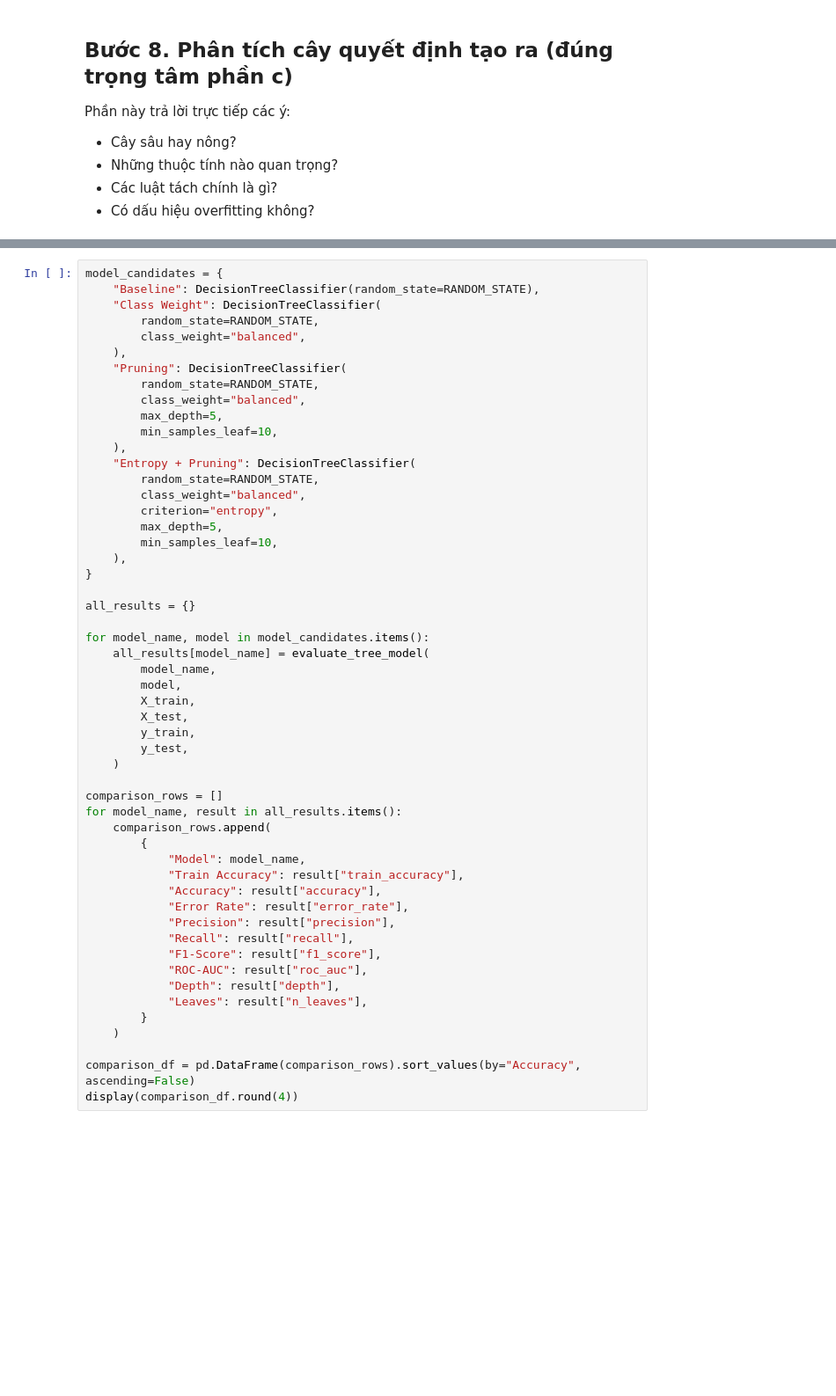
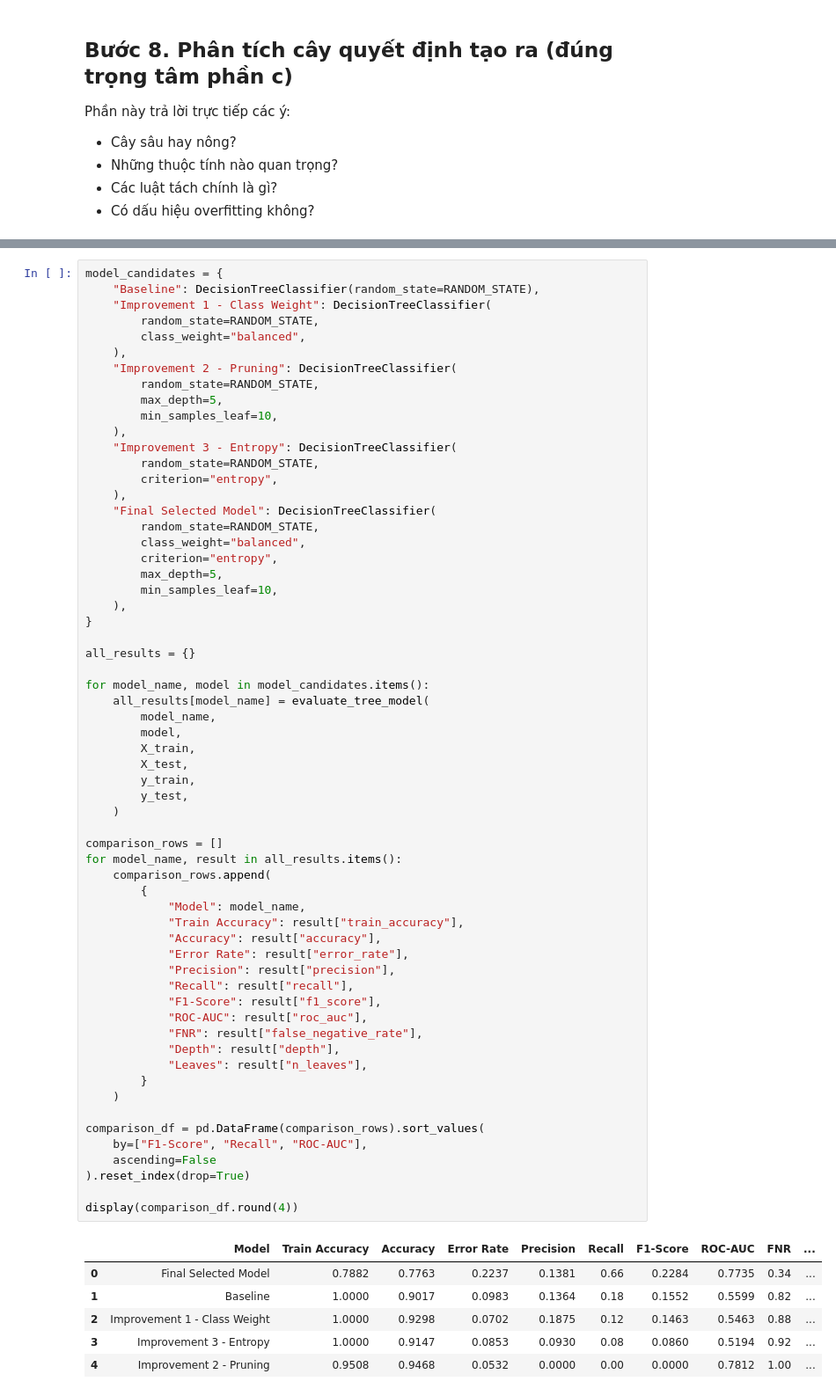
Before and after one commit to Hireophant/Decision-Tree-Stroke, a Jupyter notebook: brain-stroke-classification.ipynb, the cells around one changed output, grey strips where cells are left out. Shown at 88% size. Drawn from its saved outputs; the diff is of its cells as text; blank space fills up the shorter version.

```diff
--- a/brain-stroke-classification.ipynb
+++ b/brain-stroke-classification.ipynb
@@ -328,17 +536,20 @@ Dù nhóm bạn đang ưu tiên phần b, c, mình để luôn phần cải ti
 # %%
 model_candidates = {
     "Baseline": DecisionTreeClassifier(random_state=RANDOM_STATE),
-    "Class Weight": DecisionTreeClassifier(
+    "Improvement 1 - Class Weight": DecisionTreeClassifier(
         random_state=RANDOM_STATE,
         class_weight="balanced",
     ),
-    "Pruning": DecisionTreeClassifier(
+    "Improvement 2 - Pruning": DecisionTreeClassifier(
         random_state=RANDOM_STATE,
-        class_weight="balanced",
         max_depth=5,
         min_samples_leaf=10,
     ),
-    "Entropy + Pruning": DecisionTreeClassifier(
+    "Improvement 3 - Entropy": DecisionTreeClassifier(
+        random_state=RANDOM_STATE,
+        criterion="entropy",
+    ),
+    "Final Selected Model": DecisionTreeClassifier(
         random_state=RANDOM_STATE,
         class_weight="balanced",
         criterion="entropy",
@@ -350,34 +561,46 @@ model_candidates = {
 all_results = {}
 
 for model_name, model in model_candidates.items():
     all_results[model_name] = evaluate_tree_model(
         model_name,
         model,
         X_train,
         X_test,
         y_train,
         y_test,
     )
 
 comparison_rows = []
 for model_name, result in all_results.items():
     comparison_rows.append(
         {
             "Model": model_name,
             "Train Accuracy": result["train_accuracy"],
             "Accuracy": result["accuracy"],
             "Error Rate": result["error_rate"],
             "Precision": result["precision"],
             "Recall": result["recall"],
             "F1-Score": result["f1_score"],
             "ROC-AUC": result["roc_auc"],
+            "FNR": result["false_negative_rate"],
             "Depth": result["depth"],
             "Leaves": result["n_leaves"],
         }
     )
 
-comparison_df = pd.DataFrame(comparison_rows).sort_values(by="Accuracy", ascending=False)
+comparison_df = pd.DataFrame(comparison_rows).sort_values(
+    by=["F1-Score", "Recall", "ROC-AUC"],
+    ascending=False
+).reset_index(drop=True)
+
 display(comparison_df.round(4))
+# %% [output]
+|  | Model | Train Accuracy | Accuracy | Error Rate | Precision | Recall | F1-Score | ROC-AUC | FNR | ... |
+| 0 | Final Selected Model | 0.7882 | 0.7763 | 0.2237 | 0.1381 | 0.66 | 0.2284 | 0.7735 | 0.34 | ... |
+| 1 | Baseline | 1.0000 | 0.9017 | 0.0983 | 0.1364 | 0.18 | 0.1552 | 0.5599 | 0.82 | ... |
+| 2 | Improvement 1 - Class Weight | 1.0000 | 0.9298 | 0.0702 | 0.1875 | 0.12 | 0.1463 | 0.5463 | 0.88 | ... |
+| 3 | Improvement 3 - Entropy | 1.0000 | 0.9147 | 0.0853 | 0.0930 | 0.08 | 0.0860 | 0.5194 | 0.92 | ... |
+| 4 | Improvement 2 - Pruning | 0.9508 | 0.9468 | 0.0532 | 0.0000 | 0.00 | 0.0000 | 0.7812 | 1.00 | ... |
 # %%
 fig, axes = plt.subplots(2, 2, figsize=(16, 10))
 
```
Also changed, not shown: parts of 20 cells of this notebook, 10 other files.
